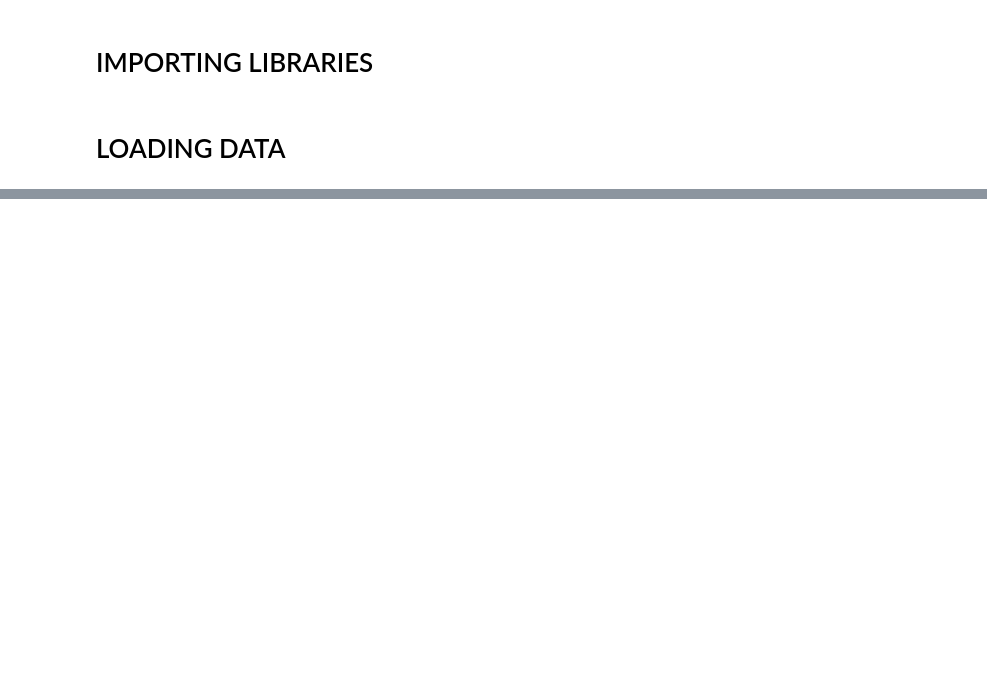
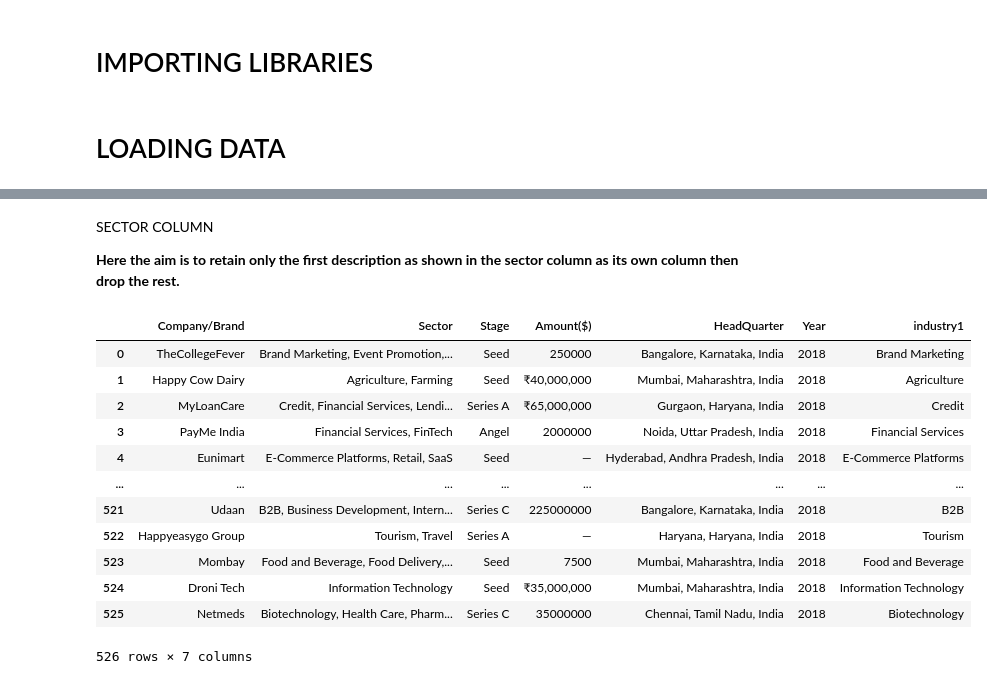
Before and after one commit to musah29/Analysis_of_Indian_Startup_Ecosystem, a Jupyter notebook: BEIJING.ipynb, the cells around one changed output, grey strips where cells are left out. Saved outputs shown, nothing was run; the diff lists cells and outputs as text; code cells hidden in the pictures; blank space fills up the shorter version.

```diff
--- a/BEIJING.ipynb
+++ b/BEIJING.ipynb
@@ -86,0 +97,5 @@ su_18.info
+# %%
+su_18['Year']='2018'
+su_19['Year']='2019'
+su_20['Year']='2020'
+su_21['Year']='2021'
@@ -86,0 +126,5 @@ su_18.info
+# %%
+#harmonizing the 2018 dataset columns to match the other three datasets
+su_18.columns=['Company/Brand','Sector','Stage','Amount($)','HeadQuarter','Year']
+
+su_18
@@ -86,0 +145,23 @@ su_18.info
+# %% [markdown]
+SECTOR COLUMN
+
+<b>Here the aim is to retain only the first description as shown in the sector column as its own column then drop the rest.<b>
+# %%
+df_18=su_18['Sector'].str.split(pat=',', n=1, expand=True)
+su_18['industry1']=df_18[0]
+
+su_18
+# %% [output]
+|  | Company/Brand | Sector | Stage | Amount($) | HeadQuarter | Year | industry1 |
+| 0 | TheCollegeFever | Brand Marketing, Event Promotion,... | Seed | 250000 | Bangalore, Karnataka, India | 2018 | Brand Marketing |
+| 1 | Happy Cow Dairy | Agriculture, Farming | Seed | ₹40,000,000 | Mumbai, Maharashtra, India | 2018 | Agriculture |
+| 2 | MyLoanCare | Credit, Financial Services, Lendi... | Series A | ₹65,000,000 | Gurgaon, Haryana, India | 2018 | Credit |
+| 3 | PayMe India | Financial Services, FinTech | Angel | 2000000 | Noida, Uttar Pradesh, India | 2018 | Financial Services |
+| 4 | Eunimart | E-Commerce Platforms, Retail, SaaS | Seed | — | Hyderabad, Andhra Pradesh, India | 2018 | E-Commerce Platforms |
+| ... | ... | ... | ... | ... | ... | ... | ... |
+| 521 | Udaan | B2B, Business Development, Intern... | Series C | 225000000 | Bangalore, Karnataka, India | 2018 | B2B |
+| 522 | Happyeasygo Group | Tourism, Travel | Series A | — | Haryana, Haryana, India | 2018 | Tourism |
+| 523 | Mombay | Food and Beverage, Food Delivery,... | Seed | 7500 | Mumbai, Maharashtra, India | 2018 | Food and Beverage |
+| 524 | Droni Tech | Information Technology | Seed | ₹35,000,000 | Mumbai, Maharashtra, India | 2018 | Information Technology |
+| 525 | Netmeds | Biotechnology, Health Care, Pharm... | Series C | 35000000 | Chennai, Tamil Nadu, India | 2018 | Biotechnology |
+526 rows × 7 columns
```
Also changed, not shown: parts of 27 cells of this notebook.
